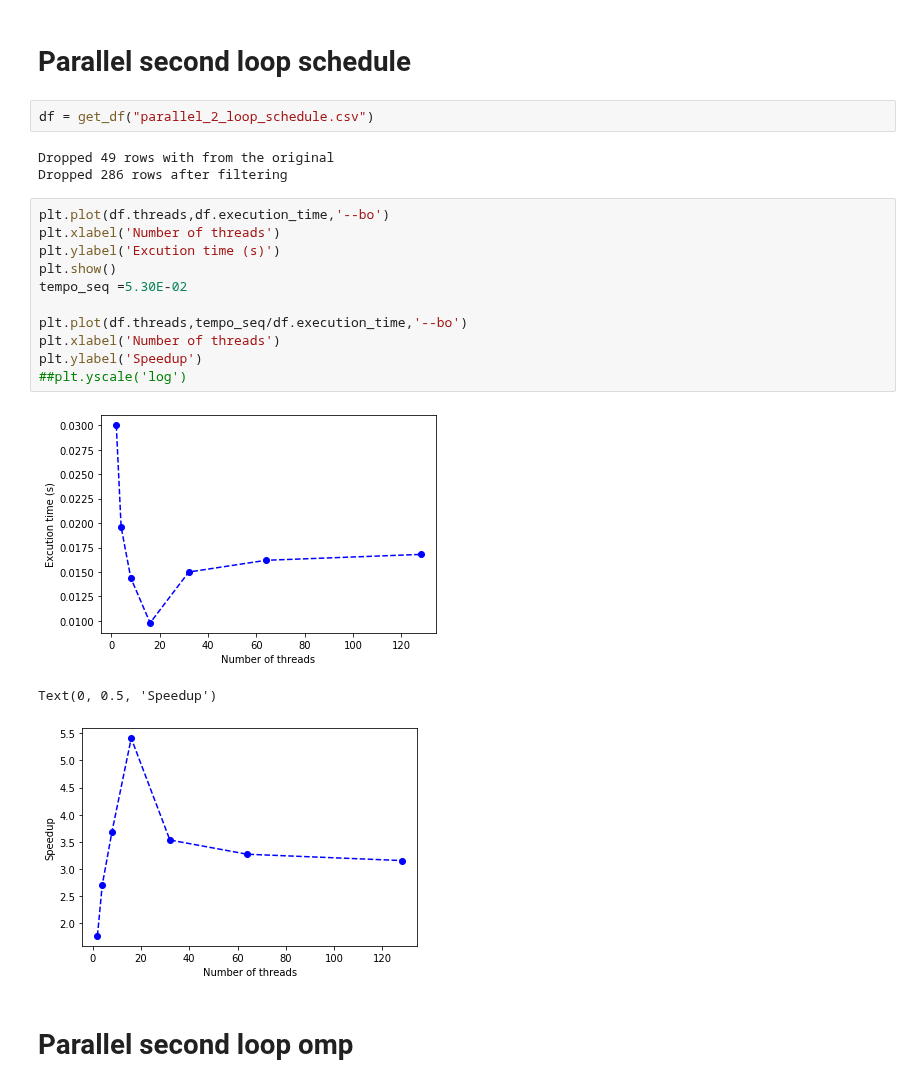
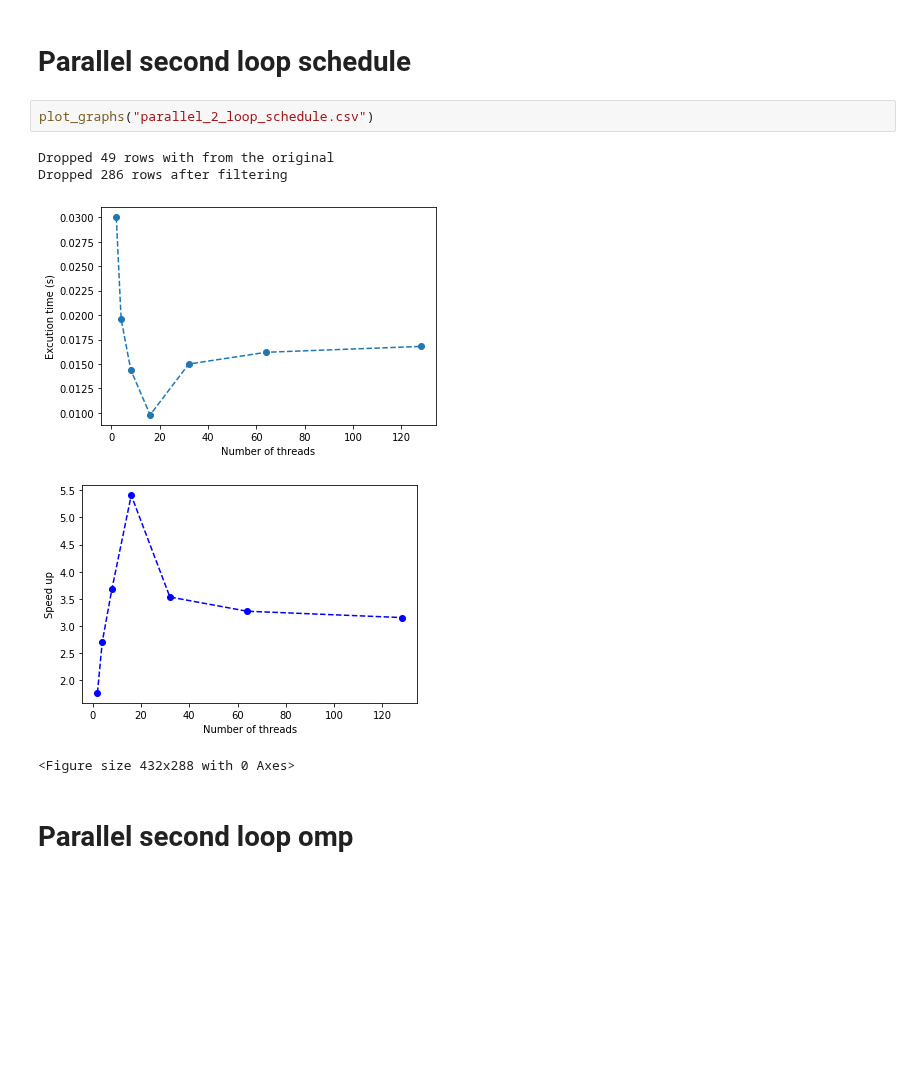
Before and after one commit to mcpeixoto/Parallel-Computing-Project, a Jupyter notebook: graficos3.ipynb, the cells around one changed output. Drawn from its saved outputs; the diff is of its cells as text; blank space fills up the shorter version.

```diff
--- a/graficos3.ipynb
+++ b/graficos3.ipynb
@@ -34,25 +62,13 @@ def get_df(df_name, num_buckets = 10, len_vector = 100000):
 # %% [markdown]
 # Parallel second loop schedule
 # %%
-df = get_df("parallel_2_loop_schedule.csv")
+plot_graphs("parallel_2_loop_schedule.csv")
 # %% [output]
 Dropped 49 rows with from the original
 Dropped 286 rows after filtering
+[figure, added]
+[figure, added]
+<Figure size 432x288 with 0 Axes>
-# %%
-plt.plot(df.threads,df.execution_time,'--bo')
-plt.xlabel('Number of threads')
-plt.ylabel('Excution time (s)')
-plt.show()
-tempo_seq =5.30E-02
-
-plt.plot(df.threads,tempo_seq/df.execution_time,'--bo')
-plt.xlabel('Number of threads')
-plt.ylabel('Speedup')
-##plt.yscale('log')
-# %% [output]
-[figure, removed]
-Text(0, 0.5, 'Speedup')
-[figure, removed]
 # %% [markdown]
 # Parallel second loop omp
 # %%
```
Also changed, not shown: parts of 16 cells of this notebook.
